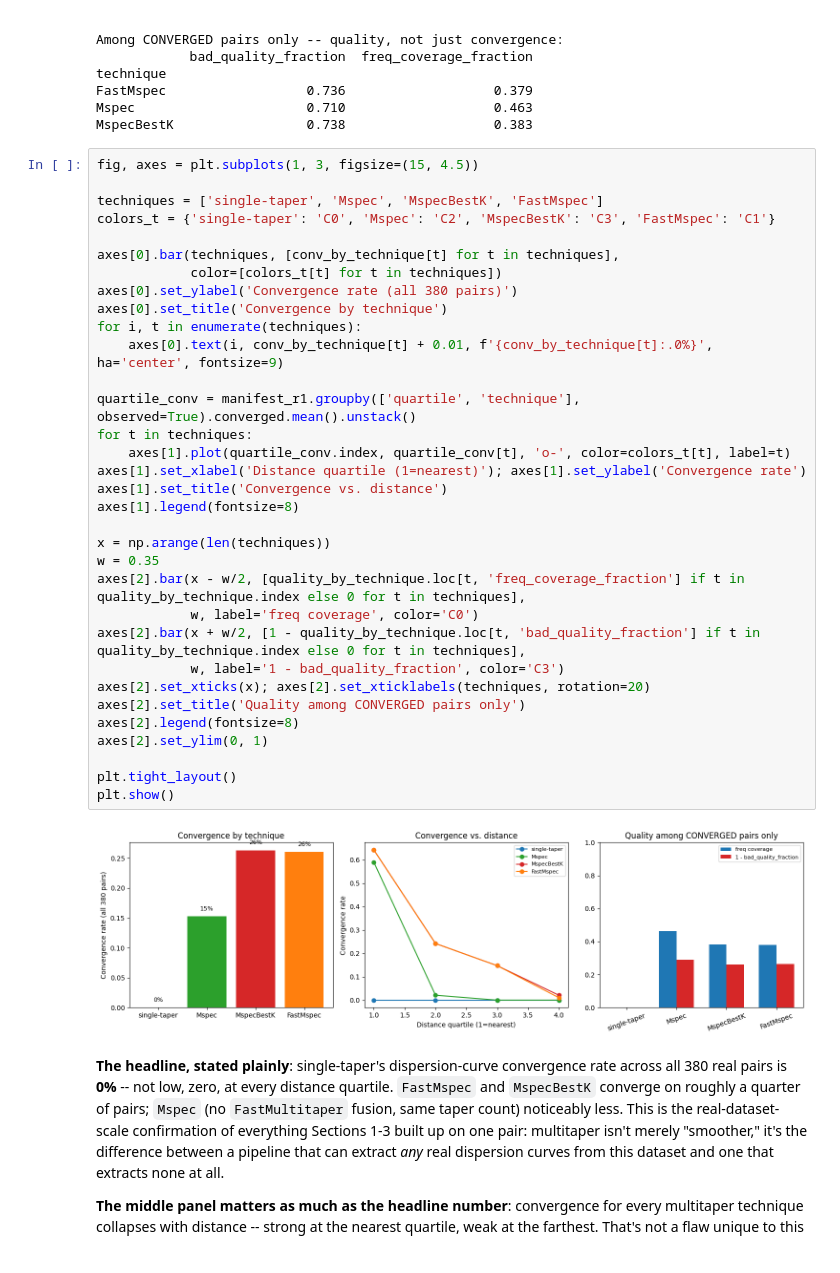
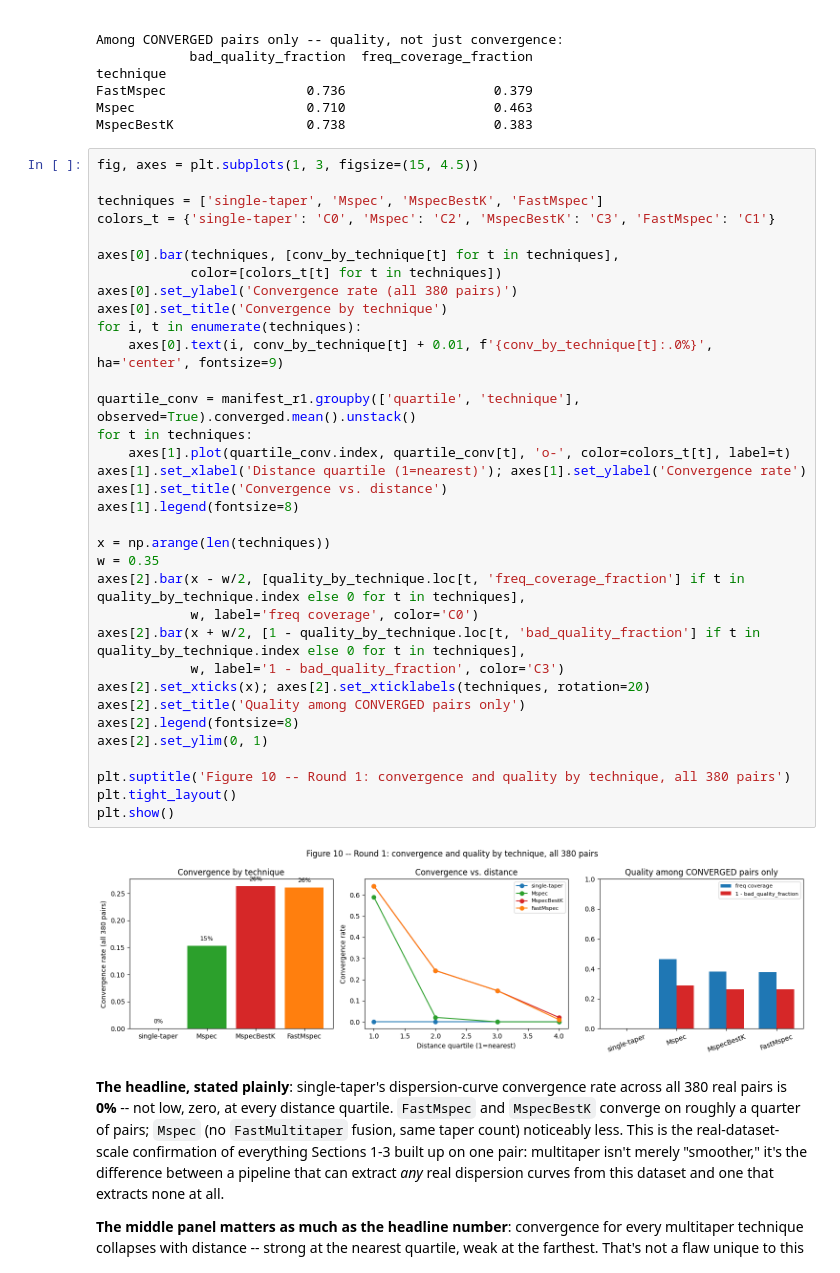
Before and after one commit to URseismology/FastMSPEC, a Jupyter notebook: notebooks/04_dispersion_curve_picking.ipynb, the cells around one changed output. Drawn from its saved outputs; the diff is of its cells as text.

```diff
--- a/notebooks/04_dispersion_curve_picking.ipynb
+++ b/notebooks/04_dispersion_curve_picking.ipynb
@@ -741,34 +832,35 @@ techniques = ['single-taper', 'Mspec', 'MspecBestK', 'FastMspec']
 colors_t = {'single-taper': 'C0', 'Mspec': 'C2', 'MspecBestK': 'C3', 'FastMspec': 'C1'}
 
 axes[0].bar(techniques, [conv_by_technique[t] for t in techniques],
             color=[colors_t[t] for t in techniques])
 axes[0].set_ylabel('Convergence rate (all 380 pairs)')
 axes[0].set_title('Convergence by technique')
 for i, t in enumerate(techniques):
     axes[0].text(i, conv_by_technique[t] + 0.01, f'{conv_by_technique[t]:.0%}', ha='center', fontsize=9)
 
 quartile_conv = manifest_r1.groupby(['quartile', 'technique'], observed=True).converged.mean().unstack()
 for t in techniques:
     axes[1].plot(quartile_conv.index, quartile_conv[t], 'o-', color=colors_t[t], label=t)
 axes[1].set_xlabel('Distance quartile (1=nearest)'); axes[1].set_ylabel('Convergence rate')
 axes[1].set_title('Convergence vs. distance')
 axes[1].legend(fontsize=8)
 
 x = np.arange(len(techniques))
 w = 0.35
 axes[2].bar(x - w/2, [quality_by_technique.loc[t, 'freq_coverage_fraction'] if t in quality_by_technique.index else 0 for t in techniques],
             w, label='freq coverage', color='C0')
 axes[2].bar(x + w/2, [1 - quality_by_technique.loc[t, 'bad_quality_fraction'] if t in quality_by_technique.index else 0 for t in techniques],
             w, label='1 - bad_quality_fraction', color='C3')
 axes[2].set_xticks(x); axes[2].set_xticklabels(techniques, rotation=20)
 axes[2].set_title('Quality among CONVERGED pairs only')
 axes[2].legend(fontsize=8)
 axes[2].set_ylim(0, 1)
 
+plt.suptitle('Figure 10 -- Round 1: convergence and quality by technique, all 380 pairs')
 plt.tight_layout()
 plt.show()
 # %% [output]
-[figure, old version]
+[figure, new version]
 # %% [markdown]
 **The headline, stated plainly**: single-taper's dispersion-curve convergence rate across
 all 380 real pairs is **0%** -- not low, zero, at every distance quartile. `FastMspec` and
```
Also changed, not shown: parts of 26 cells of this notebook, 1 other file.
